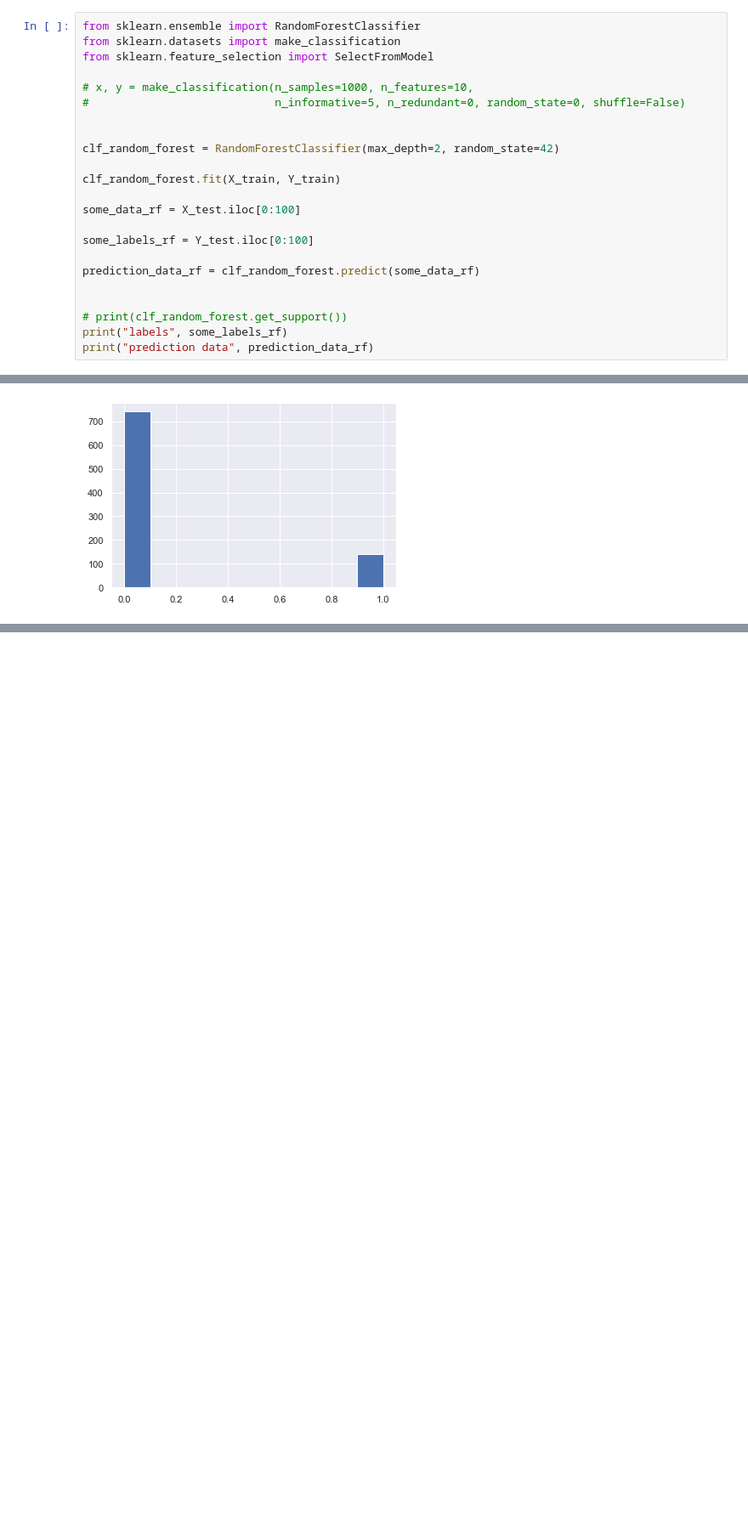
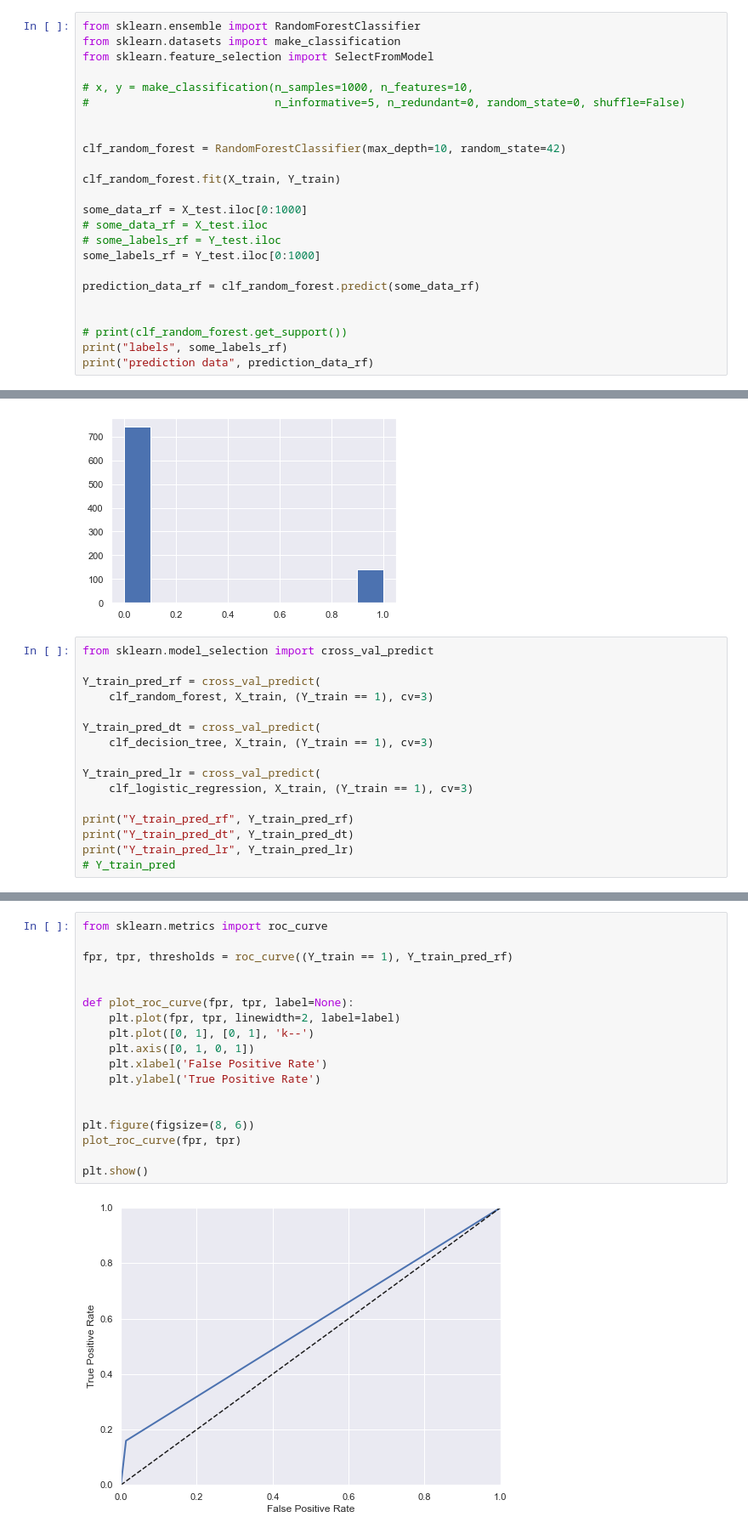
Before and after one commit to ramdaniAli/IA_PROJECT, a Jupyter notebook: project_test.ipynb, the cells around one changed output, grey strips where cells are left out. Shown at 85% size. Drawn from its saved outputs; the diff is of its cells as text; blank space fills up the shorter version.

Commit message:
performances metrics

```diff
--- a/project_test.ipynb
+++ b/project_test.ipynb
@@ -655,13 +655,14 @@ from sklearn.feature_selection import SelectFromModel
 #                            n_informative=5, n_redundant=0, random_state=0, shuffle=False)
 
 
-clf_random_forest = RandomForestClassifier(max_depth=2, random_state=42)
+clf_random_forest = RandomForestClassifier(max_depth=10, random_state=42)
 
 clf_random_forest.fit(X_train, Y_train)
 
-some_data_rf = X_test.iloc[0:100]
-
-some_labels_rf = Y_test.iloc[0:100]
+some_data_rf = X_test.iloc[0:1000]
+# some_data_rf = X_test.iloc
+# some_labels_rf = Y_test.iloc
+some_labels_rf = Y_test.iloc[0:1000]
 
 prediction_data_rf = clf_random_forest.predict(some_data_rf)
 
@@ -775,3 +780,19 @@ Y_test.hist()
 # %% [output]
 <AxesSubplot:>
 [figure]
+# %%
+from sklearn.model_selection import cross_val_predict
+
+Y_train_pred_rf = cross_val_predict(
+    clf_random_forest, X_train, (Y_train == 1), cv=3)
+
+Y_train_pred_dt = cross_val_predict(
+    clf_decision_tree, X_train, (Y_train == 1), cv=3)
+
+Y_train_pred_lr = cross_val_predict(
+    clf_logistic_regression, X_train, (Y_train == 1), cv=3)
+
+print("Y_train_pred_rf", Y_train_pred_rf)
+print("Y_train_pred_dt", Y_train_pred_dt)
+print("Y_train_pred_lr", Y_train_pred_lr)
+# Y_train_pred
@@ -777,0 +881,20 @@ Y_test.hist()
+# %%
+from sklearn.metrics import roc_curve
+
+fpr, tpr, thresholds = roc_curve((Y_train == 1), Y_train_pred_rf)
+
+
+def plot_roc_curve(fpr, tpr, label=None):
+    plt.plot(fpr, tpr, linewidth=2, label=label)
+    plt.plot([0, 1], [0, 1], 'k--')
+    plt.axis([0, 1, 0, 1])
+    plt.xlabel('False Positive Rate')
+    plt.ylabel('True Positive Rate')
+
+
+plt.figure(figsize=(8, 6))
+plot_roc_curve(fpr, tpr)
+
+plt.show()
+# %% [output]
+[figure, added]
```
Also changed, not shown: parts of 20 cells of this notebook.
